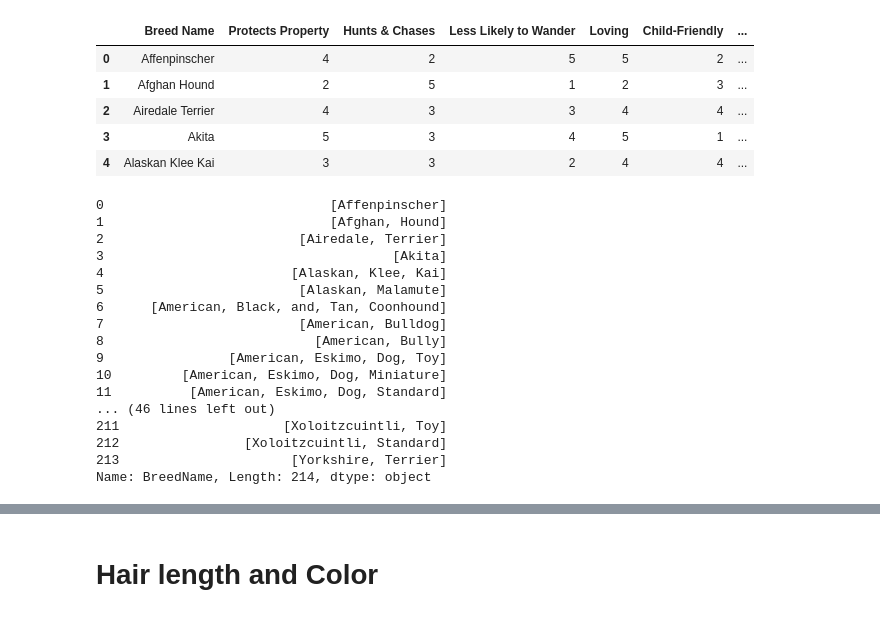
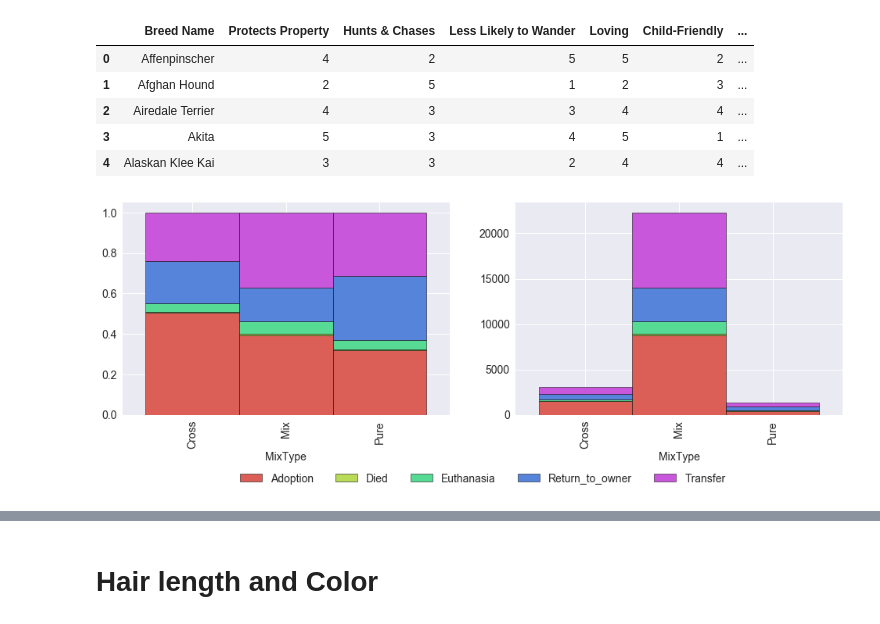
Before and after one commit to mspinelli/animal_shelter, a Jupyter notebook: DataExplore.ipynb, the cells around one changed output, grey strips where cells are left out. Drawn from its saved outputs; the diff is of its cells as text; code cells hidden in the pictures.

```diff
--- a/DataExplore.ipynb
+++ b/DataExplore.ipynb
@@ -429,25 +420,6 @@ dog_data.head()
 
 dog_data.loc[:, "Intelligent"] = dog_data.iloc[:, 5:6].as_matrix().astype(int).mean(1)
 dog_data.drop(["EasytoTrain"], axis=1, inplace=True)
-dog_data.BreedName.str.replace("-", " ").str.split(" ")
-# %% [output]
-0                             [Affenpinscher]
-1                             [Afghan, Hound]
-2                         [Airedale, Terrier]
-3                                     [Akita]
-4                        [Alaskan, Klee, Kai]
-5                         [Alaskan, Malamute]
-6      [American, Black, and, Tan, Coonhound]
-7                         [American, Bulldog]
-8                           [American, Bully]
-9                [American, Eskimo, Dog, Toy]
-10         [American, Eskimo, Dog, Miniature]
-11          [American, Eskimo, Dog, Standard]
-... (46 lines left out)
-211                     [Xoloitzcuintli, Toy]
-212                [Xoloitzcuintli, Standard]
-213                      [Yorkshire, Terrier]
-Name: BreedName, Length: 214, dtype: object
 # %%
 import re
 import itertools
@@ -502,0 +490,4 @@ animals['IsMix'] = animals["Breed"].map(lambda x: any([s in str(x) for s in ['Mi
+# %%
+plot_feature('MixType')
+# %% [output]
+[figure, added]
```
Also changed, not shown: parts of 33 cells of this notebook.
